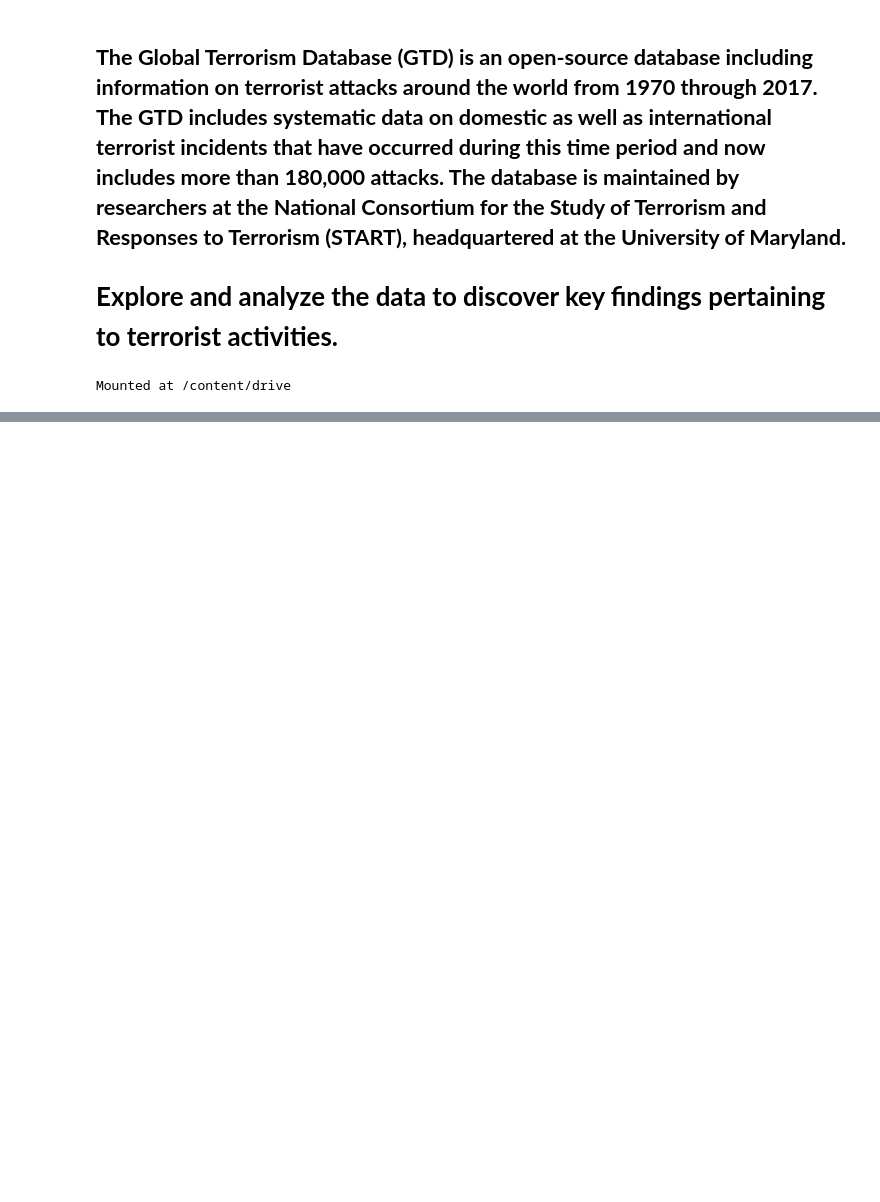
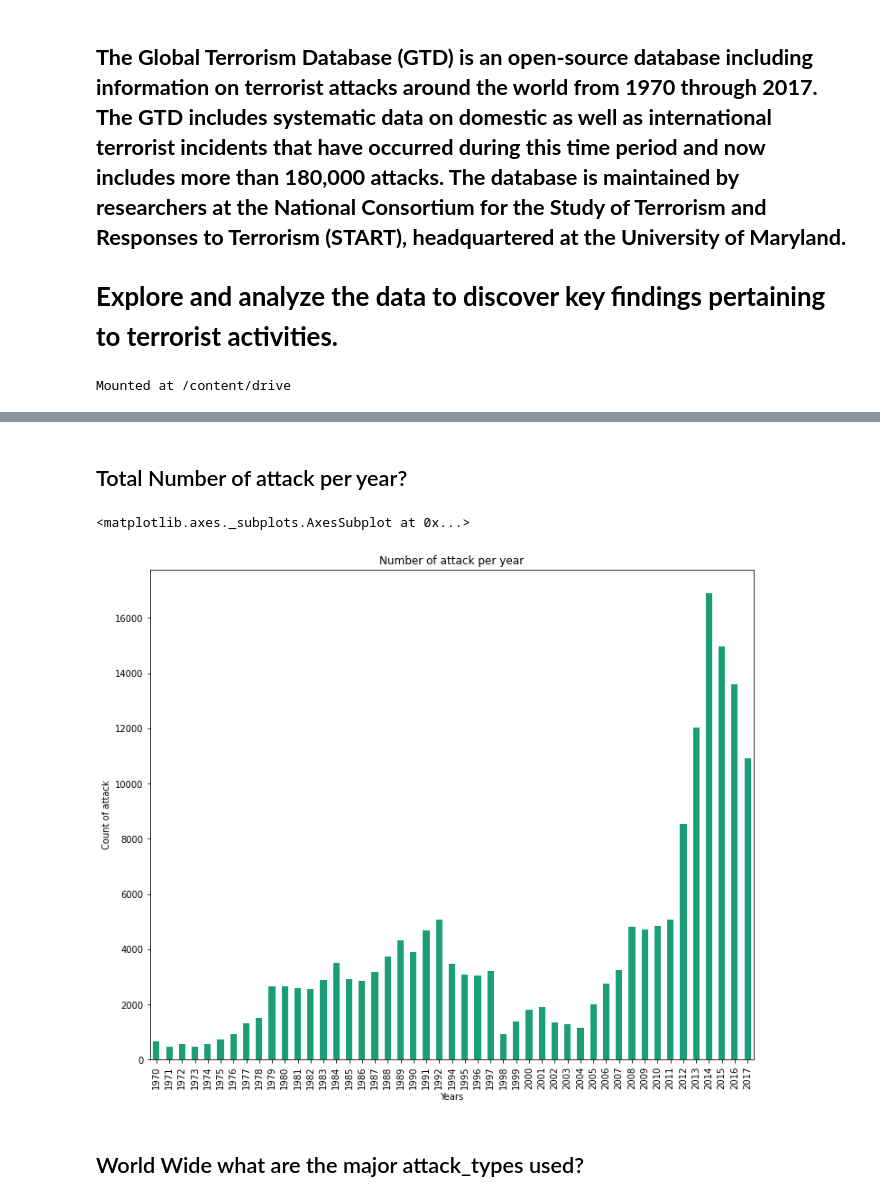
Before and after one commit to ashutosh-sharma-xi/Global-Terrorism-Analysis, a Jupyter notebook: Global_Terrorism_Analysis_Capstone_Project.ipynb, the cells around one changed output, grey strips where cells are left out. Drawn from its saved outputs; the diff is of its cells as text; code cells hidden in the pictures; blank space fills up the shorter version.

```diff
--- a/Global_Terrorism_Analysis_Capstone_Project.ipynb
+++ b/Global_Terrorism_Analysis_Capstone_Project.ipynb
@@ -21,0 +94,11 @@ df = pd.read_csv(file_path,encoding = "ISO-8859-1")
+# %% [markdown]
+## Total Number of attack per year?
+# %%
+Atk_pr_yr = df.groupby(['iyear'])['iyear'].count()
+# %%
+Atk_pr_yr.plot(kind='bar',stacked=True, colormap='Dark2',title='Number of attack per year',xlabel ='Years' ,ylabel = 'Count of attack', figsize=(12,10))
+# %% [output]
+<matplotlib.axes._subplots.AxesSubplot at 0x...>
+[figure, added]
+# %% [markdown]
+## World Wide what are the major attack_types used?
```
Also changed, not shown: parts of 24 cells of this notebook.
